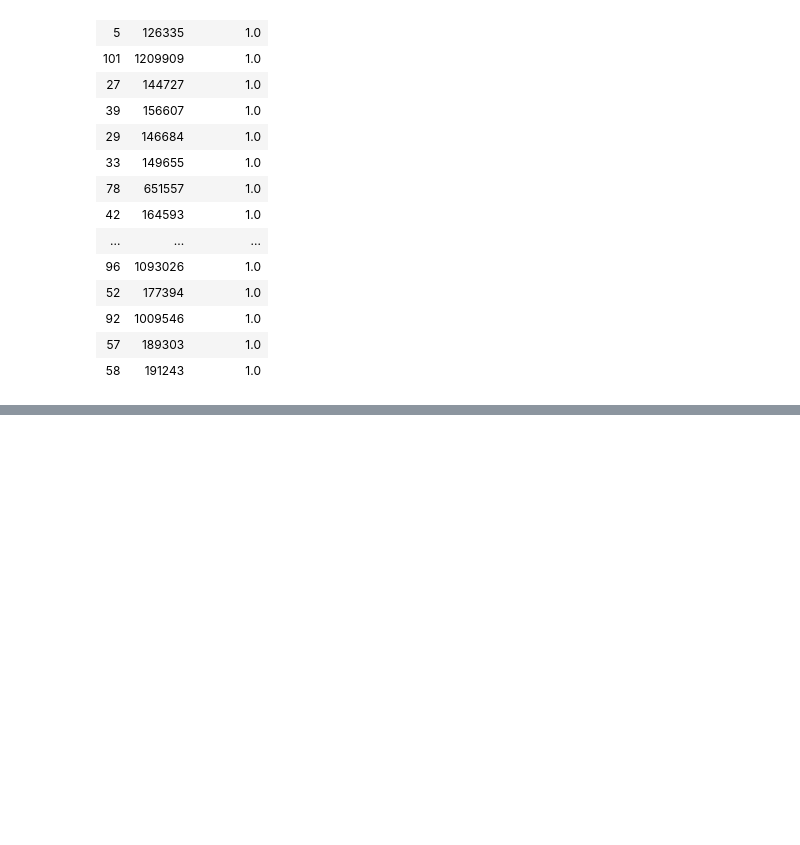
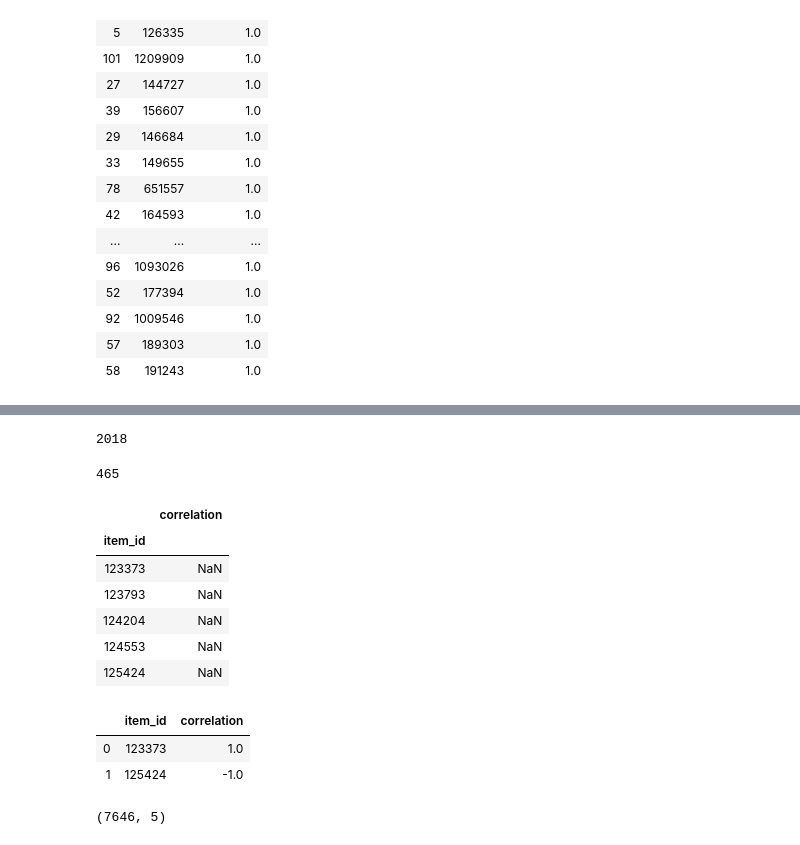
Before and after one commit to FatmaBenYedder/Recommend_The_Runway, a Jupyter notebook: rtr.ipynb, the cells around one changed output, grey strips where cells are left out. Cells and saved outputs as stored; diff of their text form; code cells hidden in the pictures; blank space fills up the shorter version.

```diff
--- a/rtr.ipynb
+++ b/rtr.ipynb
@@ -479,0 +506,15 @@ get_recs(126335, n_recs=20)
+# %%
+condition_u = dress_big_ratings_df['user_count'] > 5
+condition_i = dress_big_ratings_df['item_count'] > 10
+# %%
+dress_ratings1 = dress_big_ratings_df[condition_u & condition_i]
+# %%
+len(dress_ratings1['item_id'].unique())
+# %% [output]
+2018
+# %%
+len(dress_ratings1['user_id'].unique())
+# %% [output]
+465
+# %%
+dress_recs2 = pd.pivot_table(dress_ratings1, values='rating', index='user_id', columns='item_id')
@@ -479,0 +537,23 @@ get_recs(126335, n_recs=20)
+# %%
+similar = dress_recs2.corrwith(dress_recs[126335])
+corr_similar = pd.DataFrame(similar,columns=['correlation'])
+# %%
+corr_similar.head()
+# %% [output]
+|  | correlation |
+| item_id |  |
+| 123373 | NaN |
+| 123793 | NaN |
+| 124204 | NaN |
+| 124553 | NaN |
+| 125424 | NaN |
+# %%
+get_recs2(123373, n_recs=30)
+# %% [output]
+|  | item_id | correlation |
+| 0 | 123373 | 1.0 |
+| 1 | 125424 | -1.0 |
+# %%
+dress_ratings1.shape
+# %% [output]
+(7646, 5)
```
Also changed, not shown: parts of 6 cells of this notebook.
